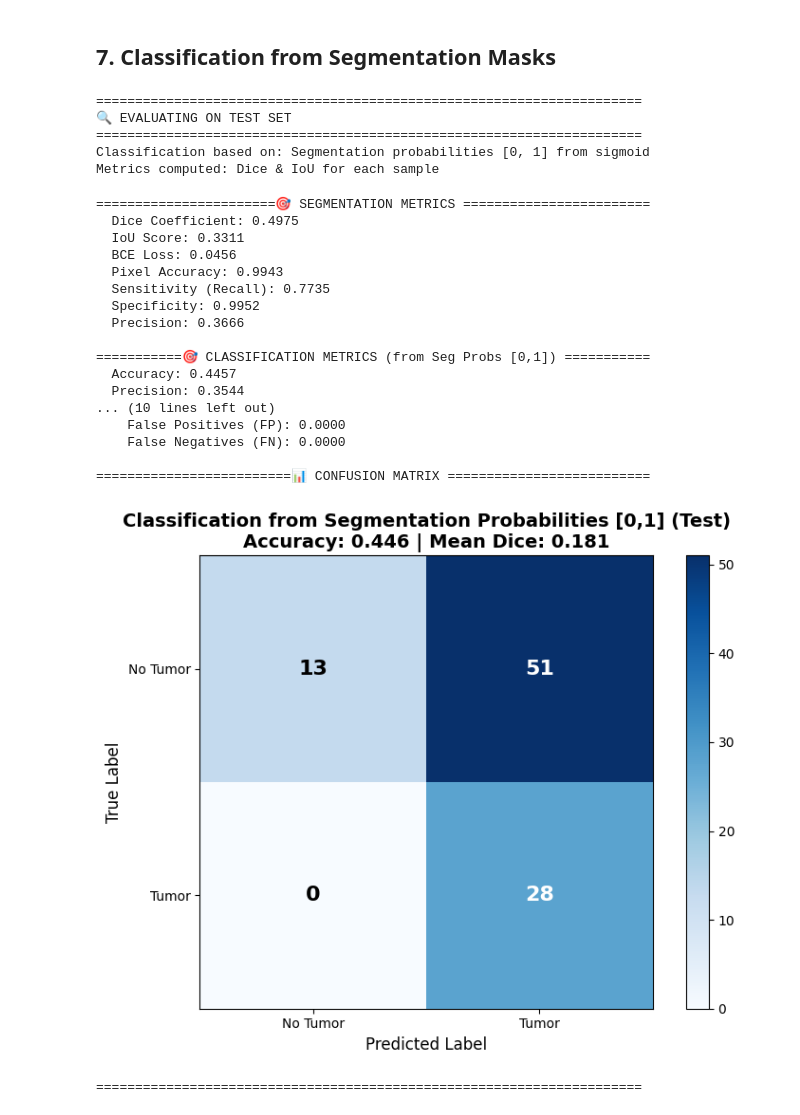
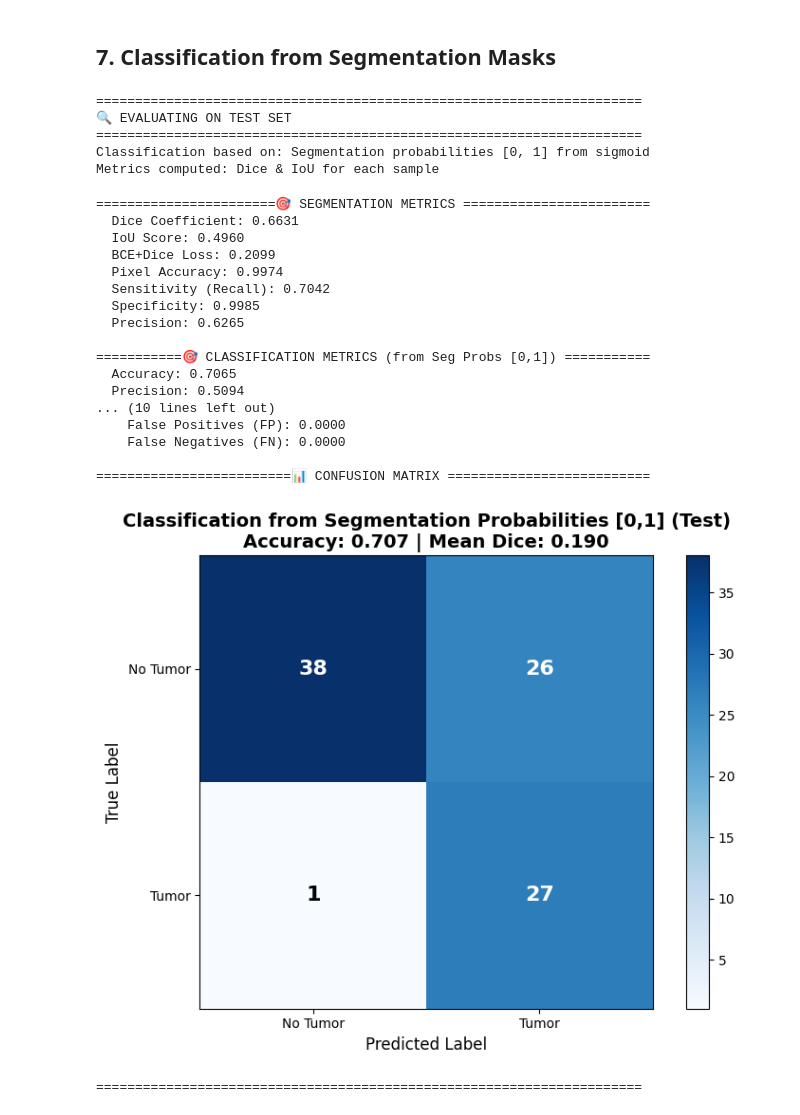
Before and after one commit to idax6797/DeepLearning-MiniProject, a Jupyter notebook: Notebooks/UNetModel.ipynb, the cells around one changed output. Drawn from its saved outputs; the diff is of its cells as text; code cells hidden in the pictures.

Commit message:
combined loss BCE and DICE Loss

```diff
--- a/Notebooks/UNetModel.ipynb
+++ b/Notebooks/UNetModel.ipynb
@@ -153,6 +153,34 @@ class SegmentationUNet(nn.Module):
         return sum(p.numel() for p in self.parameters() if p.requires_grad)
 
 
+class BCEDiceLoss(nn.Module):
+    """BCE + Dice Loss for binary segmentation (num_classes = 1)"""
+    def __init__(self, smooth=1.0, bce_weight=0.5):
+        """
+        smooth: stabilizer to avoid division by zero
+        bce_weight: balance between BCE and Dice (0–1)
+        """
+        super().__init__()
+        self.bce = nn.BCEWithLogitsLoss()
+        self.smooth = smooth
+        self.bce_weight = bce_weight
+
+    def forward(self, logits, target):
+        # BCEWithLogitsLoss expects raw logits (no sigmoid)
+        bce = self.bce(logits, target)
+
+        # Dice part
+        probs = torch.sigmoid(logits)
+        probs = probs.view(-1)
+        target = target.view(-1)
+        intersection = (probs * target).sum()
+        dice = (2.0 * intersection + self.smooth) / (probs.sum() + target.sum() + self.smooth)
+        dice_loss = 1 - dice
+
+        # Weighted sum
+        return self.bce_weight * bce + (1 - self.bce_weight) * dice_loss
+
+
 # Initialize model
 unet_model = SegmentationUNet(in_channels=1, seg_classes=1).to(device)
 num_params = unet_model.count_parameters()
@@ -361,8 +389,8 @@ LEARNING_RATE = 1e-4
 # Optimizer
 optimizer = torch.optim.Adam(unet_model.parameters(), lr=LEARNING_RATE, weight_decay=1e-5)
 
-# Loss function: BCE for segmentation
-seg_criterion = nn.BCEWithLogitsLoss()
+# Loss function: Combined BCE + Dice Loss for segmentation
+seg_criterion = BCEDiceLoss(smooth=1.0, bce_weight=0.5)
 
 # Training history
 history = {
@@ -378,7 +406,7 @@ history = {
 print("✓ Training configuration:")
 print(f"  Epochs: {NUM_EPOCHS}")
 print(f"  Learning rate: {LEARNING_RATE}")
-print(f"  Loss: BCE (Binary Cross-Entropy)")
+print(f"  Loss: Combined BCE + Dice Loss")
 print(f"  Metrics: Dice, IoU, BCE")
 print(f"  Optimizer: Adam with weight decay={1e-5}")
 # %% [output]
@@ -785,7 +814,7 @@ def evaluate_segmentation_and_classification(model, dataloader, split_name="Test
     seg_metrics = {
         'IoU': iou,
         'Dice': dice,
-        'BCE_Loss': bce_loss,
+        'BCE_Dice_Loss': bce_loss,
         'Pixel_Accuracy': pixel_acc,
         'Sensitivity': sensitivity,
         'Specificity': specificity,
@@ -795,7 +824,7 @@ def evaluate_segmentation_and_classification(model, dataloader, split_name="Test
     print("\n" + "🎯 SEGMENTATION METRICS ".center(70, "="))
     print(f"  Dice Coefficient: {seg_metrics['Dice']:.4f}")
     print(f"  IoU Score: {seg_metrics['IoU']:.4f}")
-    print(f"  BCE Loss: {seg_metrics['BCE_Loss']:.4f}")
+    print(f"  BCE+Dice Loss: {seg_metrics['BCE_Dice_Loss']:.4f}")
     print(f"  Pixel Accuracy: {seg_metrics['Pixel_Accuracy']:.4f}")
     print(f"  Sensitivity (Recall): {seg_metrics['Sensitivity']:.4f}")
     print(f"  Specificity: {seg_metrics['Specificity']:.4f}")
@@ -885,41 +914,41 @@ def evaluate_segmentation_and_classification(model, dataloader, split_name="Test
     ax.set_title(f"Classification from Segmentation Probabilities [0,1] ({split_name})\nAccuracy: {clf_metrics['Accuracy']:.3f} | Mean Dice: {clf_metrics['Mean_Dice']:.3f}",
                  fontsize=14, fontweight='bold')
     ax.set_ylabel('True Label', fontsize=12)
     ax.set_xlabel('Predicted Label', fontsize=12)
     plt.tight_layout()
     plt.show()
 
     print("\n" + "="*70 + "\n")
 
     return seg_metrics, clf_metrics
 
 
 # Evaluate on Test Set
 test_seg_metrics, test_clf_metrics = evaluate_segmentation_and_classification(
     unet_model, test_loader, split_name="Test"
 )
 # %% [output]
 ======================================================================
 🔍 EVALUATING ON TEST SET
 ======================================================================
 Classification based on: Segmentation probabilities [0, 1] from sigmoid
 Metrics computed: Dice & IoU for each sample
 =======================🎯 SEGMENTATION METRICS ========================
-  Dice Coefficient: 0.4975
-  IoU Score: 0.3311
-  BCE Loss: 0.0456
-  Pixel Accuracy: 0.9943
-  Sensitivity (Recall): 0.7735
-  Specificity: 0.9952
-  Precision: 0.3666
+  Dice Coefficient: 0.6631
+  IoU Score: 0.4960
+  BCE+Dice Loss: 0.2099
+  Pixel Accuracy: 0.9974
+  Sensitivity (Recall): 0.7042
+  Specificity: 0.9985
+  Precision: 0.6265
 
 ===========🎯 CLASSIFICATION METRICS (from Seg Probs [0,1]) ===========
-  Accuracy: 0.4457
-  Precision: 0.3544
+  Accuracy: 0.7065
+  Precision: 0.5094
 ... (10 lines left out)
     False Positives (FP): 0.0000
     False Negatives (FN): 0.0000
 
 =========================📊 CONFUSION MATRIX ==========================
-[figure, old version]
+[figure, new version]
 ======================================================================
```
Also changed, not shown: parts of 3 cells of this notebook, 1 other file.
